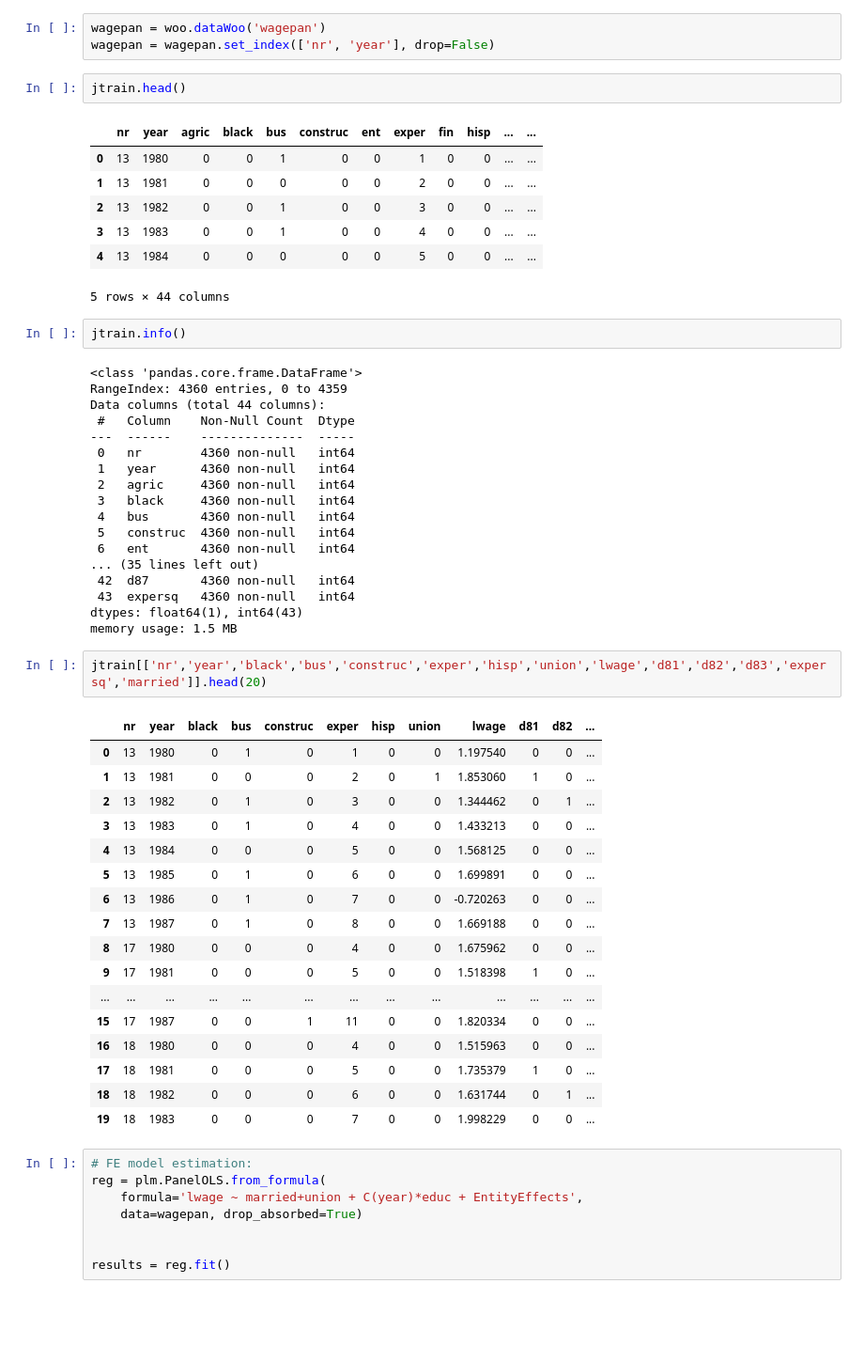
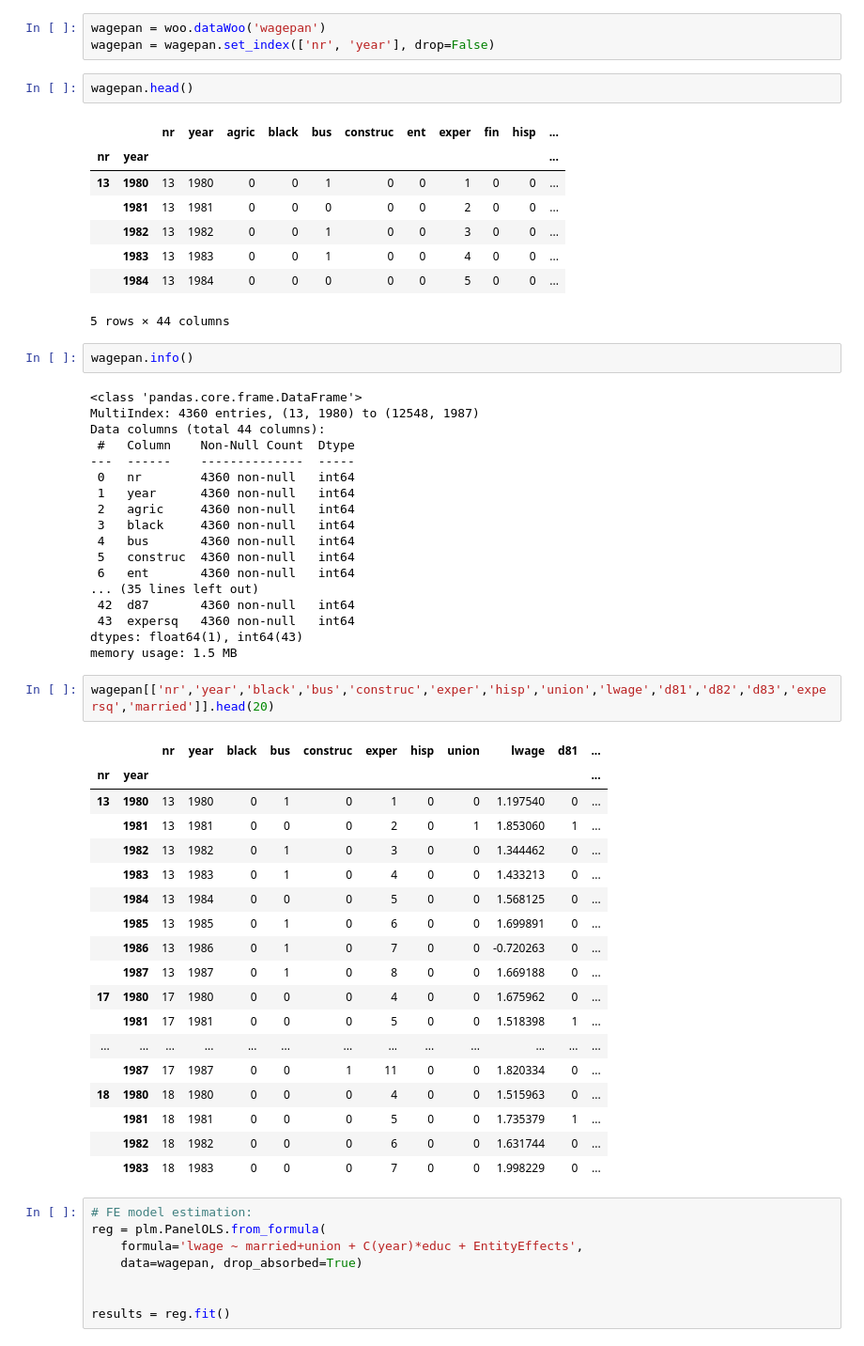
Before and after one commit to thousandoaks/M4DS201, a Jupyter notebook: labs/Fixed_Effects_Estimation_ExampleII.ipynb, the cells around one changed output. Shown at 94% size. Cells and saved outputs as stored; diff of their text form; blank space fills up the shorter version.

```diff
--- a/labs/Fixed_Effects_Estimation_ExampleII.ipynb
+++ b/labs/Fixed_Effects_Estimation_ExampleII.ipynb
@@ -57,20 +57,21 @@ $log(wage)=\beta_0+\beta_1*married+\beta_2*union+\delta_0*y_{1980}*education+…
 wagepan = woo.dataWoo('wagepan')
 wagepan = wagepan.set_index(['nr', 'year'], drop=False)
 # %%
-jtrain.head()
+wagepan.head()
 # %% [output]
-|  | nr | year | agric | black | bus | construc | ent | exper | fin | hisp | ... | ... |
-| 0 | 13 | 1980 | 0 | 0 | 1 | 0 | 0 | 1 | 0 | 0 | ... | ... |
-| 1 | 13 | 1981 | 0 | 0 | 0 | 0 | 0 | 2 | 0 | 0 | ... | ... |
-| 2 | 13 | 1982 | 0 | 0 | 1 | 0 | 0 | 3 | 0 | 0 | ... | ... |
-| 3 | 13 | 1983 | 0 | 0 | 1 | 0 | 0 | 4 | 0 | 0 | ... | ... |
-| 4 | 13 | 1984 | 0 | 0 | 0 | 0 | 0 | 5 | 0 | 0 | ... | ... |
+|  |  | nr | year | agric | black | bus | construc | ent | exper | fin | hisp | ... |
+| nr | year |  |  |  |  |  |  |  |  |  |  | ... |
+| 13 | 1980 | 13 | 1980 | 0 | 0 | 1 | 0 | 0 | 1 | 0 | 0 | ... |
+|  | 1981 | 13 | 1981 | 0 | 0 | 0 | 0 | 0 | 2 | 0 | 0 | ... |
+|  | 1982 | 13 | 1982 | 0 | 0 | 1 | 0 | 0 | 3 | 0 | 0 | ... |
+|  | 1983 | 13 | 1983 | 0 | 0 | 1 | 0 | 0 | 4 | 0 | 0 | ... |
+|  | 1984 | 13 | 1984 | 0 | 0 | 0 | 0 | 0 | 5 | 0 | 0 | ... |
 5 rows × 44 columns
 # %%
-jtrain.info()
+wagepan.info()
 # %% [output]
 <class 'pandas.core.frame.DataFrame'>
-RangeIndex: 4360 entries, 0 to 4359
+MultiIndex: 4360 entries, (13, 1980) to (12548, 1987)
 Data columns (total 44 columns):
  #   Column    Non-Null Count  Dtype
 ---  ------    --------------  -----
@@ -87,25 +88,26 @@ Data columns (total 44 columns):
 dtypes: float64(1), int64(43)
 memory usage: 1.5 MB
 # %%
-jtrain[['nr','year','black','bus','construc','exper','hisp','union','lwage','d81','d82','d83','expersq','married']].head(20)
+wagepan[['nr','year','black','bus','construc','exper','hisp','union','lwage','d81','d82','d83','expersq','married']].head(20)
 # %% [output]
-|  | nr | year | black | bus | construc | exper | hisp | union | lwage | d81 | d82 | ... |
-| 0 | 13 | 1980 | 0 | 1 | 0 | 1 | 0 | 0 | 1.197540 | 0 | 0 | ... |
-| 1 | 13 | 1981 | 0 | 0 | 0 | 2 | 0 | 1 | 1.853060 | 1 | 0 | ... |
-| 2 | 13 | 1982 | 0 | 1 | 0 | 3 | 0 | 0 | 1.344462 | 0 | 1 | ... |
-| 3 | 13 | 1983 | 0 | 1 | 0 | 4 | 0 | 0 | 1.433213 | 0 | 0 | ... |
-| 4 | 13 | 1984 | 0 | 0 | 0 | 5 | 0 | 0 | 1.568125 | 0 | 0 | ... |
-| 5 | 13 | 1985 | 0 | 1 | 0 | 6 | 0 | 0 | 1.699891 | 0 | 0 | ... |
-| 6 | 13 | 1986 | 0 | 1 | 0 | 7 | 0 | 0 | -0.720263 | 0 | 0 | ... |
-| 7 | 13 | 1987 | 0 | 1 | 0 | 8 | 0 | 0 | 1.669188 | 0 | 0 | ... |
-| 8 | 17 | 1980 | 0 | 0 | 0 | 4 | 0 | 0 | 1.675962 | 0 | 0 | ... |
-| 9 | 17 | 1981 | 0 | 0 | 0 | 5 | 0 | 0 | 1.518398 | 1 | 0 | ... |
+|  |  | nr | year | black | bus | construc | exper | hisp | union | lwage | d81 | ... |
+| nr | year |  |  |  |  |  |  |  |  |  |  | ... |
+| 13 | 1980 | 13 | 1980 | 0 | 1 | 0 | 1 | 0 | 0 | 1.197540 | 0 | ... |
+|  | 1981 | 13 | 1981 | 0 | 0 | 0 | 2 | 0 | 1 | 1.853060 | 1 | ... |
+|  | 1982 | 13 | 1982 | 0 | 1 | 0 | 3 | 0 | 0 | 1.344462 | 0 | ... |
+|  | 1983 | 13 | 1983 | 0 | 1 | 0 | 4 | 0 | 0 | 1.433213 | 0 | ... |
+|  | 1984 | 13 | 1984 | 0 | 0 | 0 | 5 | 0 | 0 | 1.568125 | 0 | ... |
+|  | 1985 | 13 | 1985 | 0 | 1 | 0 | 6 | 0 | 0 | 1.699891 | 0 | ... |
+|  | 1986 | 13 | 1986 | 0 | 1 | 0 | 7 | 0 | 0 | -0.720263 | 0 | ... |
+|  | 1987 | 13 | 1987 | 0 | 1 | 0 | 8 | 0 | 0 | 1.669188 | 0 | ... |
+| 17 | 1980 | 17 | 1980 | 0 | 0 | 0 | 4 | 0 | 0 | 1.675962 | 0 | ... |
+|  | 1981 | 17 | 1981 | 0 | 0 | 0 | 5 | 0 | 0 | 1.518398 | 1 | ... |
 | ... | ... | ... | ... | ... | ... | ... | ... | ... | ... | ... | ... | ... |
-| 15 | 17 | 1987 | 0 | 0 | 1 | 11 | 0 | 0 | 1.820334 | 0 | 0 | ... |
-| 16 | 18 | 1980 | 0 | 0 | 0 | 4 | 0 | 0 | 1.515963 | 0 | 0 | ... |
-| 17 | 18 | 1981 | 0 | 0 | 0 | 5 | 0 | 0 | 1.735379 | 1 | 0 | ... |
-| 18 | 18 | 1982 | 0 | 0 | 0 | 6 | 0 | 0 | 1.631744 | 0 | 1 | ... |
-| 19 | 18 | 1983 | 0 | 0 | 0 | 7 | 0 | 0 | 1.998229 | 0 | 0 | ... |
+|  | 1987 | 17 | 1987 | 0 | 0 | 1 | 11 | 0 | 0 | 1.820334 | 0 | ... |
+| 18 | 1980 | 18 | 1980 | 0 | 0 | 0 | 4 | 0 | 0 | 1.515963 | 0 | ... |
+|  | 1981 | 18 | 1981 | 0 | 0 | 0 | 5 | 0 | 0 | 1.735379 | 1 | ... |
+|  | 1982 | 18 | 1982 | 0 | 0 | 0 | 6 | 0 | 0 | 1.631744 | 0 | ... |
+|  | 1983 | 18 | 1983 | 0 | 0 | 0 | 7 | 0 | 0 | 1.998229 | 0 | ... |
 # %%
 # FE model estimation:
 reg = plm.PanelOLS.from_formula(
```
